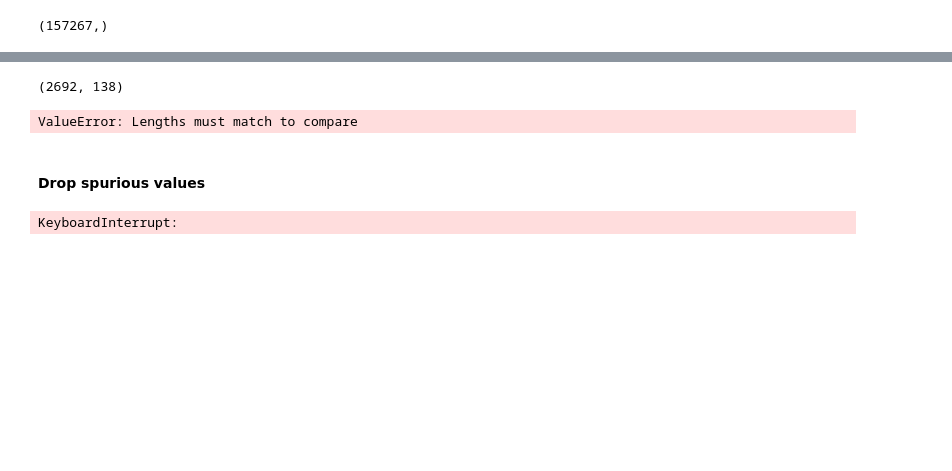
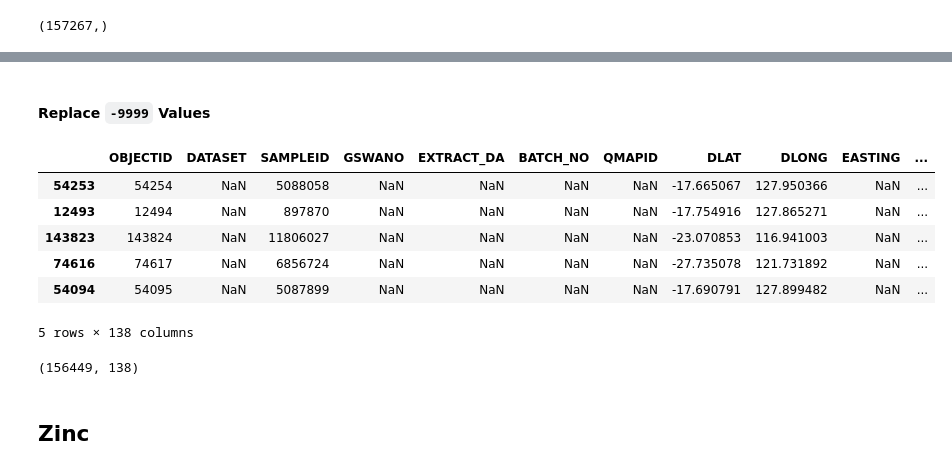
Before and after one commit to franticOreo/CriticalMinerals, a Jupyter notebook: eli/WAMEX EDA.ipynb, the cells around one changed output, grey strips where cells are left out. Drawn from its saved outputs; the diff is of its cells as text; code cells hidden in the pictures; blank space fills up the shorter version.

````diff
--- a/eli/WAMEX EDA.ipynb
+++ b/eli/WAMEX EDA.ipynb
@@ -109,15 +98,6 @@ Name: W_ppm, Length: 157267, dtype: float64
 # %%
-df[df.values == -6666].shape
+indexs_6666 = df[df.values == -6666].index
+
+df = df.drop(index=indexs_6666)
-# %% [output]
-(2692, 138)
-# %%
-df[df.index != df[df.values == -6666].index]
-# %% [output]
-ValueError: Lengths must match to compare
-# %% [markdown]
-#### Drop spurious values
-# %%
-df = df[df.values != -6666]
-df.shape
-# %% [output]
-KeyboardInterrupt:
+# %% [markdown]
+#### Replace ```-9999``` Values
@@ -123,0 +110,16 @@ KeyboardInterrupt:
+# %%
+df.sample(5)
+# %% [output]
+|  | OBJECTID | DATASET | SAMPLEID | GSWANO | EXTRACT_DA | BATCH_NO | QMAPID | DLAT | DLONG | EASTING | ... |
+| 54253 | 54254 | NaN | 5088058 | NaN | NaN | NaN | NaN | -17.665067 | 127.950366 | NaN | ... |
+| 12493 | 12494 | NaN | 897870 | NaN | NaN | NaN | NaN | -17.754916 | 127.865271 | NaN | ... |
+| 143823 | 143824 | NaN | 11806027 | NaN | NaN | NaN | NaN | -23.070853 | 116.941003 | NaN | ... |
+| 74616 | 74617 | NaN | 6856724 | NaN | NaN | NaN | NaN | -27.735078 | 121.731892 | NaN | ... |
+| 54094 | 54095 | NaN | 5087899 | NaN | NaN | NaN | NaN | -17.690791 | 127.899482 | NaN | ... |
+5 rows × 138 columns
+# %%
+df.shape
+# %% [output]
+(156449, 138)
+# %% [markdown]
+## Zinc
````
Also changed, not shown: parts of 12 cells of this notebook, 2 other files.
